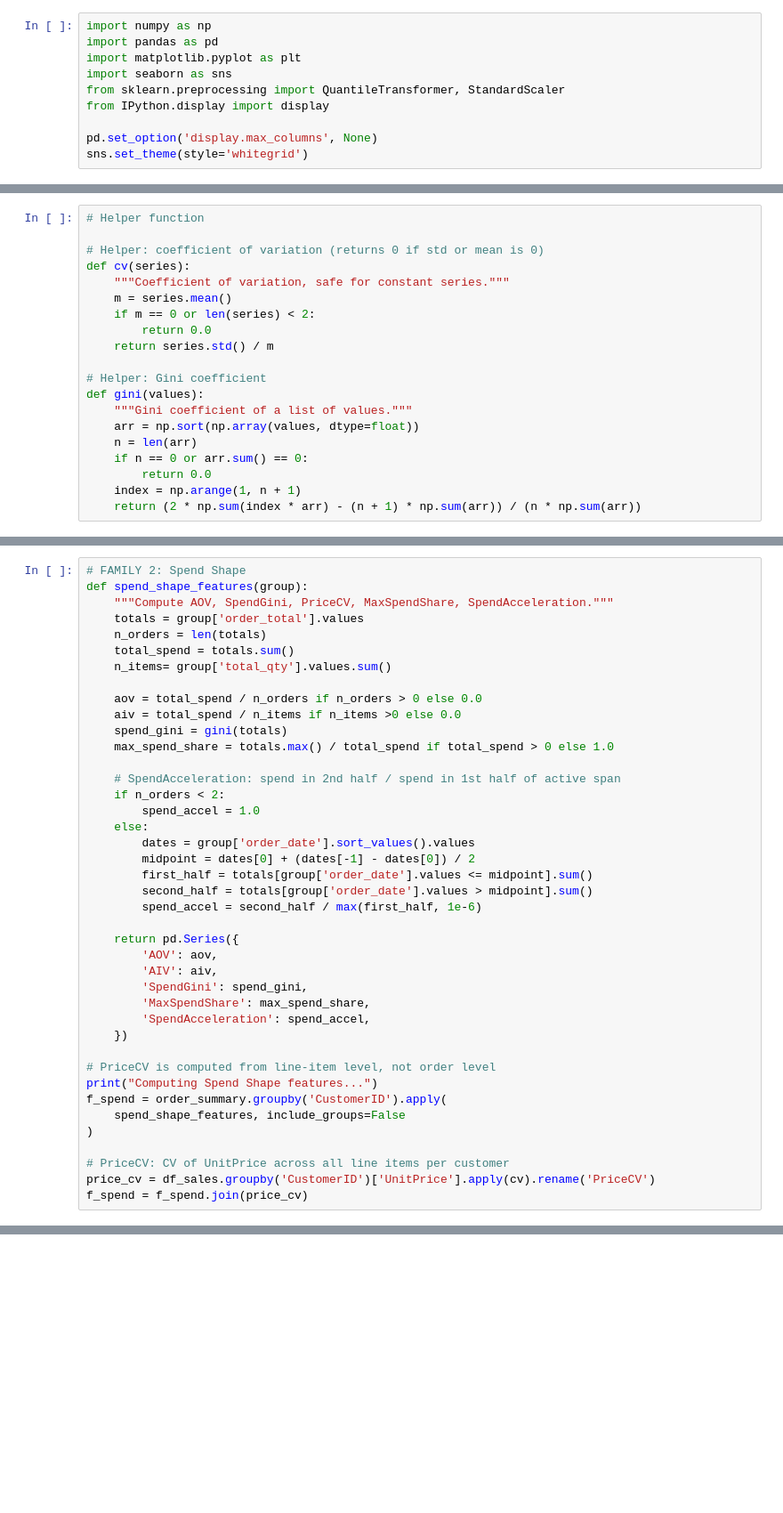
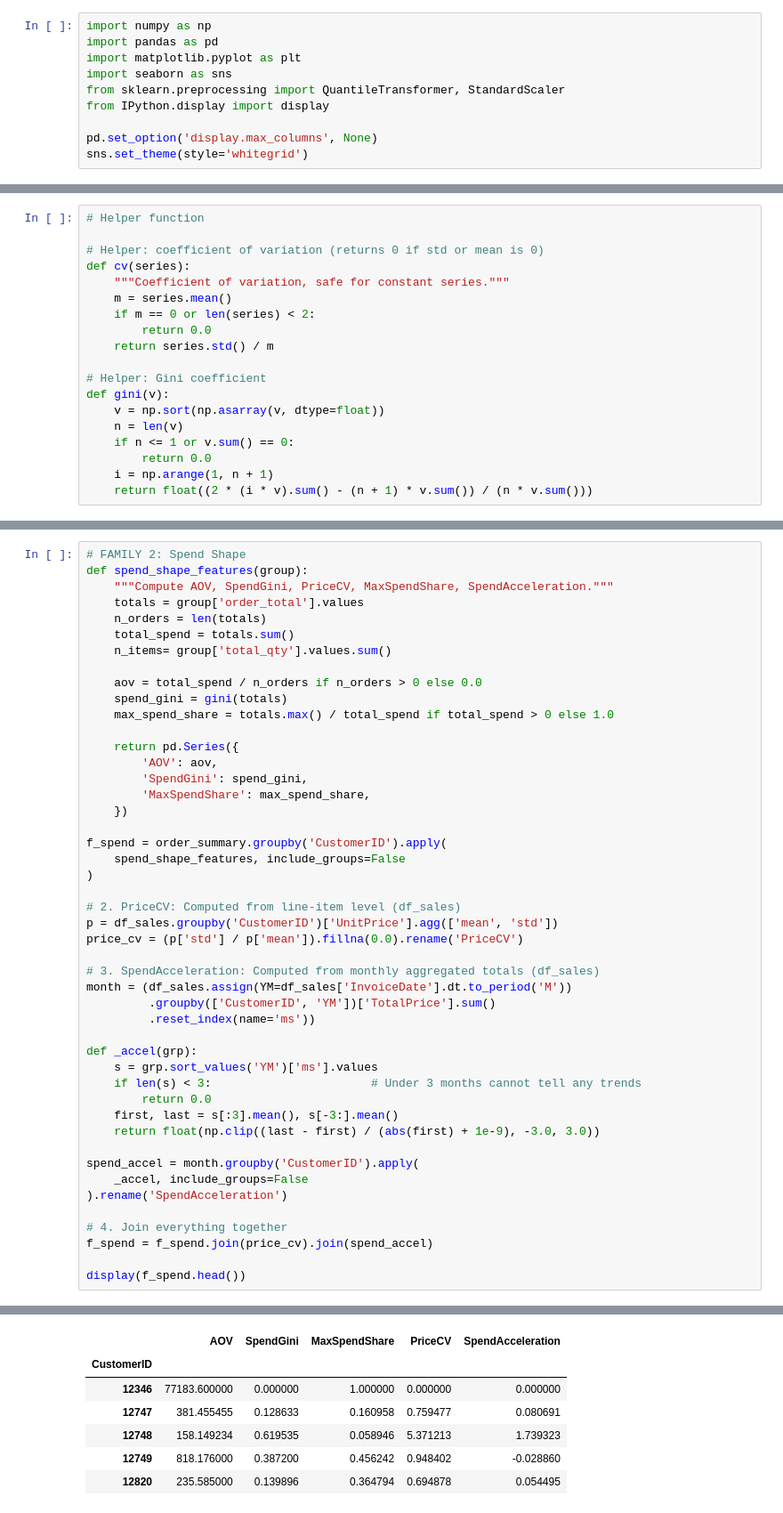
Before and after one commit to LouisTran1701/ecommerce-customer-segmentation, a Jupyter notebook: notebook/02_feature_engineering.ipynb, the cells around one changed output, grey strips where cells are left out. Shown at 89% size. Cells and saved outputs as stored; diff of their text form; blank space fills up the shorter version.

```diff
--- a/notebook/02_feature_engineering.ipynb
+++ b/notebook/02_feature_engineering.ipynb
@@ -105,14 +71,13 @@ def cv(series):
     return series.std() / m
 
 # Helper: Gini coefficient
-def gini(values):
-    """Gini coefficient of a list of values."""
-    arr = np.sort(np.array(values, dtype=float))
-    n = len(arr)
-    if n == 0 or arr.sum() == 0:
+def gini(v):
+    v = np.sort(np.asarray(v, dtype=float))
+    n = len(v)
+    if n <= 1 or v.sum() == 0:
         return 0.0
-    index = np.arange(1, n + 1)
-    return (2 * np.sum(index * arr) - (n + 1) * np.sum(arr)) / (n * np.sum(arr))
+    i = np.arange(1, n + 1)
+    return float((2 * (i * v).sum() - (n + 1) * v.sum()) / (n * v.sum()))
 # %%
 # Reference date = 1 day after last transaction
 reference_date = df_sales['InvoiceDate'].max() + pd.Timedelta(days=1)
@@ -231,35 +214,41 @@ def spend_shape_features(group):
     n_items= group['total_qty'].values.sum()
 
     aov = total_spend / n_orders if n_orders > 0 else 0.0
-    aiv = total_spend / n_items if n_items >0 else 0.0
     spend_gini = gini(totals)
     max_spend_share = totals.max() / total_spend if total_spend > 0 else 1.0
 
-    # SpendAcceleration: spend in 2nd half / spend in 1st half of active span
-    if n_orders < 2:
-        spend_accel = 1.0
-    else:
-        dates = group['order_date'].sort_values().values
-        midpoint = dates[0] + (dates[-1] - dates[0]) / 2
-        first_half = totals[group['order_date'].values <= midpoint].sum()
-        second_half = totals[group['order_date'].values > midpoint].sum()
-        spend_accel = second_half / max(first_half, 1e-6)
-
     return pd.Series({
         'AOV': aov,
-        'AIV': aiv,
         'SpendGini': spend_gini,
         'MaxSpendShare': max_spend_share,
-        'SpendAcceleration': spend_accel,
     })
 
-# PriceCV is computed from line-item level, not order level
-print("Computing Spend Shape features...")
 f_spend = order_summary.groupby('CustomerID').apply(
     spend_shape_features, include_groups=False
 )
 
-# PriceCV: CV of UnitPrice across all line items per customer
-price_cv = df_sales.groupby('CustomerID')['UnitPrice'].apply(cv).rename('PriceCV')
-f_spend = f_spend.join(price_cv)
+# 2. PriceCV: Computed from line-item level (df_sales)
+p = df_sales.groupby('CustomerID')['UnitPrice'].agg(['mean', 'std'])
+price_cv = (p['std'] / p['mean']).fillna(0.0).rename('PriceCV')
+
+# 3. SpendAcceleration: Computed from monthly aggregated totals (df_sales)
+month = (df_sales.assign(YM=df_sales['InvoiceDate'].dt.to_period('M'))
+         .groupby(['CustomerID', 'YM'])['TotalPrice'].sum()
+         .reset_index(name='ms'))
+
+def _accel(grp):
+    s = grp.sort_values('YM')['ms'].values
+    if len(s) < 3:                       # Under 3 months cannot tell any trends
+        return 0.0
+    first, last = s[:3].mean(), s[-3:].mean()
+    return float(np.clip((last - first) / (abs(first) + 1e-9), -3.0, 3.0))
+
+spend_accel = month.groupby('CustomerID').apply(
+    _accel, include_groups=False
+).rename('SpendAcceleration')
+
+# 4. Join everything together
+f_spend = f_spend.join(price_cv).join(spend_accel)
+
+display(f_spend.head())
 # %% [output]
@@ -267,3 +255,10 @@ Computing Spend Shape features...
+|  | AOV | SpendGini | MaxSpendShare | PriceCV | SpendAcceleration |
+| CustomerID |  |  |  |  |  |
+| 12346 | 77183.600000 | 0.000000 | 1.000000 | 0.000000 | 0.000000 |
+| 12747 | 381.455455 | 0.128633 | 0.160958 | 0.759477 | 0.080691 |
+| 12748 | 158.149234 | 0.619535 | 0.058946 | 5.371213 | 1.739323 |
+| 12749 | 818.176000 | 0.387200 | 0.456242 | 0.948402 | -0.028860 |
+| 12820 | 235.585000 | 0.139896 | 0.364794 | 0.694878 | 0.054495 |
 # %% [markdown]
 ### 3. Feature Family: Basket Behavior
 
```
Also changed, not shown: parts of 31 cells of this notebook, 10 other files.
